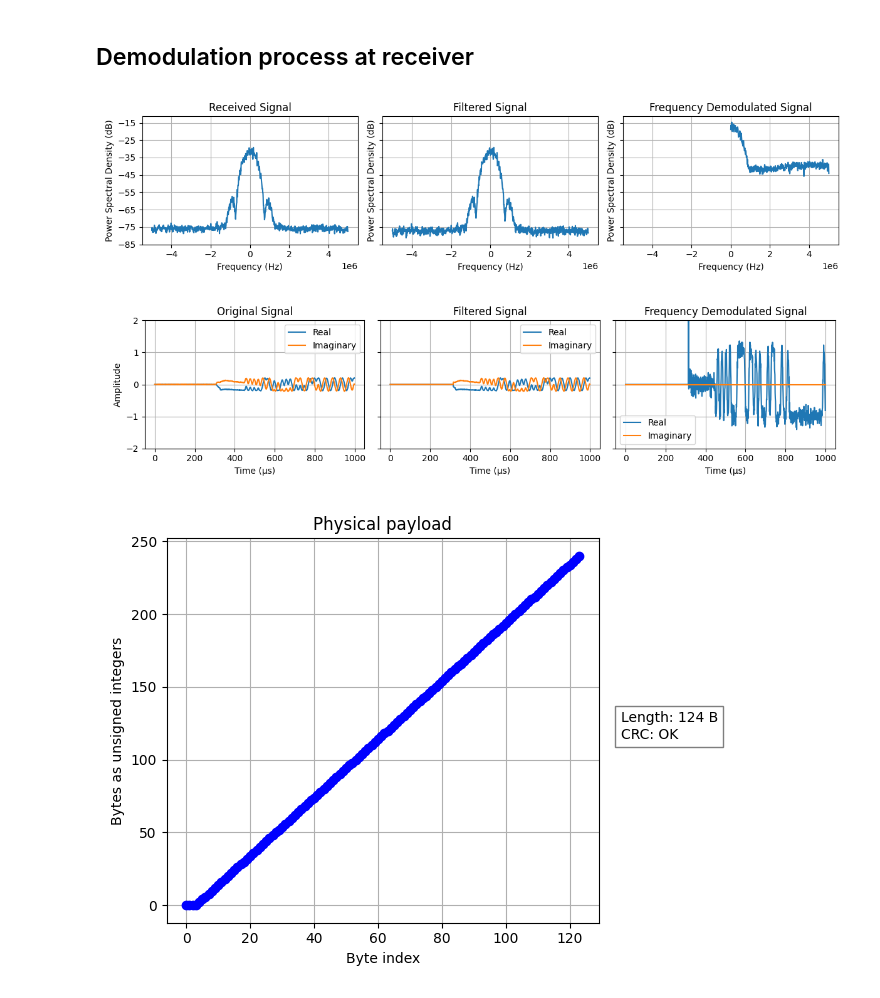
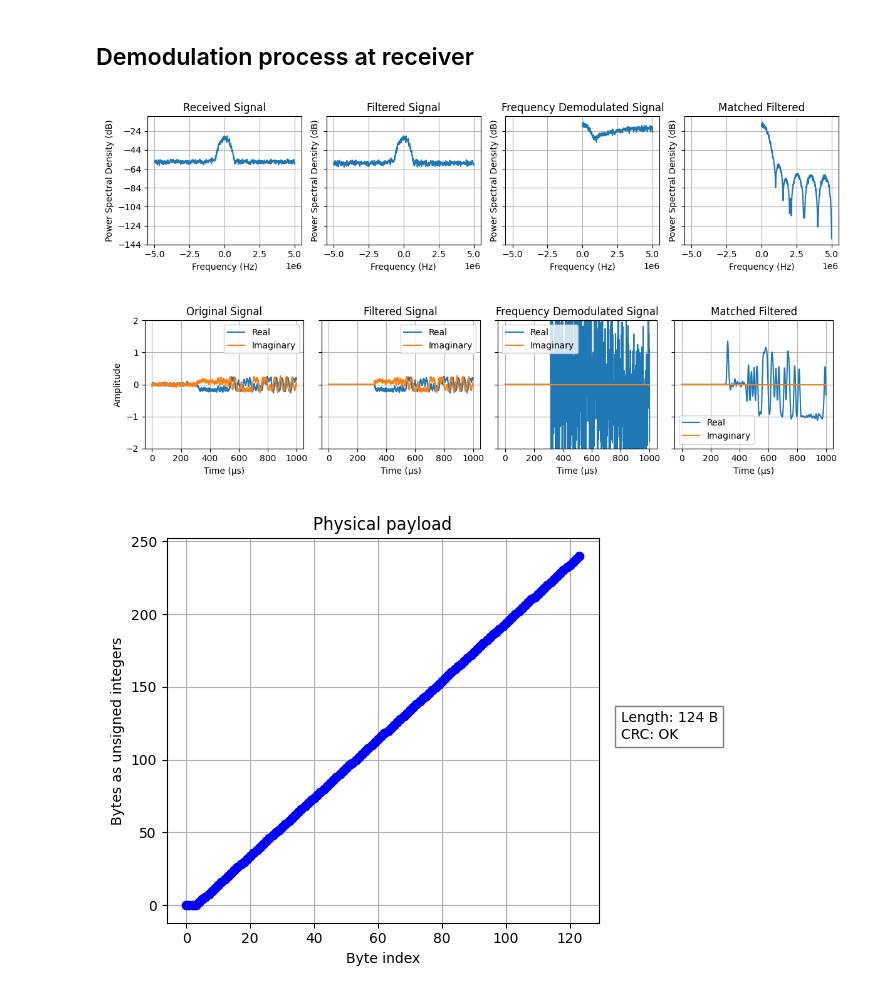
Before and after one commit to SDMote/SDR_projects, a Jupyter notebook: python_phy/matched_filter_test.ipynb, the cells around one changed output. Cells and saved outputs as stored; diff of their text form; code cells hidden in the pictures.

Commit message:
GFSK demodulation: applied sucessfully Gaussian matched filter after frequency demodulation

```diff
--- a/python_phy/matched_filter_test.ipynb
+++ b/python_phy/matched_filter_test.ipynb
@@ -33,7 +34,7 @@ filename = "BLE_0dBm.dat"  # Open BLE file
 iq_samples = read_iq_data(f"../capture_nRF/data/new/{filename}")
 fsk_deviation_ble: float = 250e3  # Hz
 
-noise_power = -45
+noise_power = -25
 iq_samples_noisy = add_white_gaussian_noise(iq_samples, noise_power)
 
 # figsize = (12, 3)
@@ -81,8 +82,16 @@ iq_samples_filtered = simple_squelch(iq_samples_filtered, threshold=squelch_thre
 # Frequency demodulation
 freq_samples = demodulate_frequency(iq_samples_filtered, gain=(fs) / (2 * np.pi * fsk_deviation_ble))
 
+# Matched filtering (Gausian FIR taps)
+# Generate Gaussian taps and convolve with rectangular window
+gauss_taps = gaussian_fir_taps(sps=sps, ntaps=sps, bt=0.5)
+gauss_taps = scipy.signal.convolve(gauss_taps, np.ones(sps))
+gauss_taps /= np.sum(gauss_taps)  # Unitary gain
+matched_filtered = scipy.signal.convolve(freq_samples, gauss_taps, mode="same")
+
+
 # Symbol synchronisation
-bit_samples = symbol_sync(freq_samples, sps=sps)
+bit_samples = symbol_sync(matched_filtered, sps=sps)
 bit_samples = binary_slicer(bit_samples)
 receiver_ble = ReceiverBLE(fs=fs, decimation=1)
 # bit_samples = receiver_ble.demodulate(iq_samples)
@@ -91,42 +100,48 @@ received_packets: list[dict] = receiver_ble.process_phy_packet(bit_samples)
 if received_packets:
     plot_payload(received_packets[0])
 
+
+# ---- Plots ----
 plot_periodograms(
     [
         iq_samples_noisy,
         iq_samples_filtered,
         freq_samples,
+        matched_filtered,
     ],
     fs=fs,
     titles=[
         "Received Signal",
         "Filtered Signal",
         "Frequency Demodulated Signal",
+        "Matched Filtered",
     ],
     figsize=(12, 3),
     NFFT=1024,
     horizontal=True,
 )
 
 plot_complex_time(
     [
         iq_samples_noisy[time_interval[0] : time_interval[1]],
         iq_samples_filtered[time_interval[0] : time_interval[1]],
         freq_samples[time_interval[0] : time_interval[1]],
+        matched_filtered[time_interval[0] : time_interval[1]],
     ],
     fs=fs,
     titles=[
         "Original Signal",
         "Filtered Signal",
         "Frequency Demodulated Signal",
+        "Matched Filtered",
     ],
     figsize=(12, 3),
     ylim=(-2, 2),
     horizontal=True,
 )
 # %% [output]
-[figure, old version]
+[figure, new version]
-[figure, old version]
+[figure, new version]
 [figure]
 # %%
 # TODO:
```
Also changed, not shown: parts of 3 cells of this notebook.
